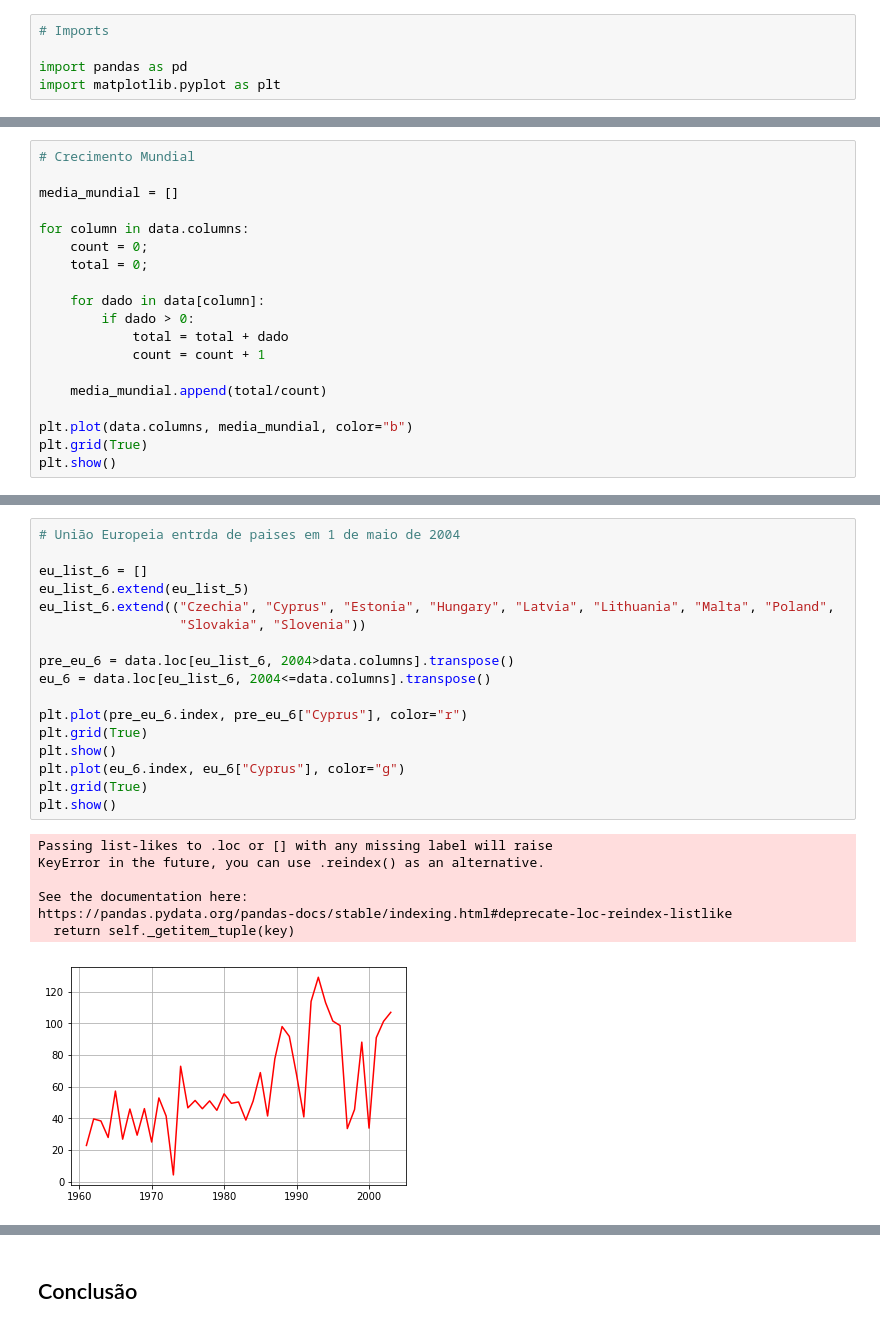
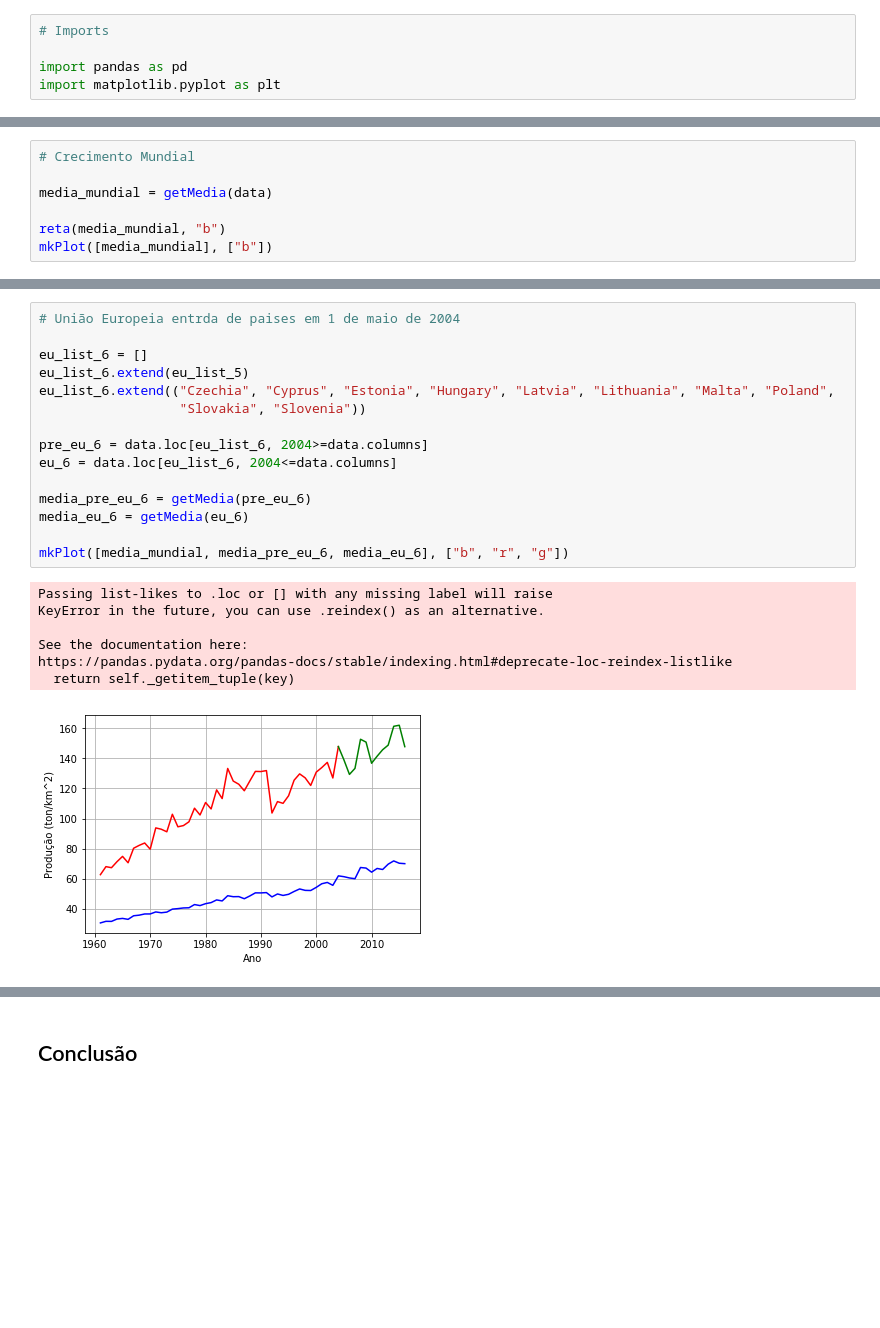
Before and after one commit to Peng1104/Ciencia-dos-Dados, a Jupyter notebook: Projeto1.ipynb, the cells around one changed output, grey strips where cells are left out. Cells and saved outputs as stored; diff of their text form; blank space fills up the shorter version.

Commit message:
Feito Medias dos Blocos

```diff
--- a/Projeto1.ipynb
+++ b/Projeto1.ipynb
@@ -66,20 +87 @@ data.head(3)
 3 rows × 56 columns
-# %%
-# Crecimento Mundial
-
-media_mundial = []
-
-for column in data.columns:
-    count = 0;
-    total = 0;
-
-    for dado in data[column]:
-        if dado > 0:
-            total = total + dado
-            count = count + 1
-
-    media_mundial.append(total/count)
-
-plt.plot(data.columns, media_mundial, color="b")
-plt.grid(True)
-plt.show()
@@ -87,0 +132,7 @@ plt.show()
+# %%
+# Crecimento Mundial
+
+media_mundial = getMedia(data)
+
+reta(media_mundial, "b")
+mkPlot([media_mundial], ["b"])
@@ -251,25 +229,23 @@ plt.show()
 # %%
 # União Europeia entrda de paises em 1 de maio de 2004
 
 eu_list_6 = []
 eu_list_6.extend(eu_list_5)
 eu_list_6.extend(("Czechia", "Cyprus", "Estonia", "Hungary", "Latvia", "Lithuania", "Malta", "Poland",
                   "Slovakia", "Slovenia"))
 
-pre_eu_6 = data.loc[eu_list_6, 2004>data.columns].transpose()
-eu_6 = data.loc[eu_list_6, 2004<=data.columns].transpose()
+pre_eu_6 = data.loc[eu_list_6, 2004>=data.columns]
+eu_6 = data.loc[eu_list_6, 2004<=data.columns]
 
-plt.plot(pre_eu_6.index, pre_eu_6["Cyprus"], color="r")
-plt.grid(True)
-plt.show()
-plt.plot(eu_6.index, eu_6["Cyprus"], color="g")
-plt.grid(True)
-plt.show()
+media_pre_eu_6 = getMedia(pre_eu_6)
+media_eu_6 = getMedia(eu_6)
+
+mkPlot([media_mundial, media_pre_eu_6, media_eu_6], ["b", "r", "g"])
 # %% [output]
 Passing list-likes to .loc or [] with any missing label will raise
 KeyError in the future, you can use .reindex() as an alternative.
 
 See the documentation here:
 https://pandas.pydata.org/pandas-docs/stable/indexing.html#deprecate-loc-reindex-listlike
   return self._getitem_tuple(key)
-[figure, old version]
+[figure, new version]
```
Also changed, not shown: parts of 17 cells of this notebook.
